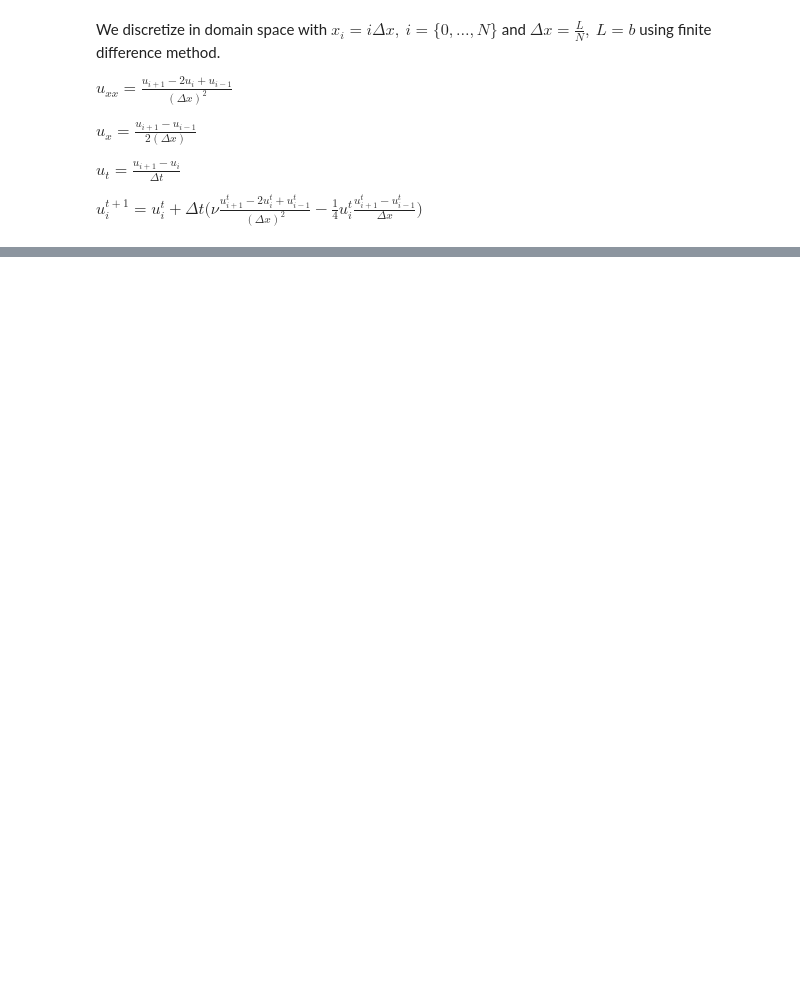
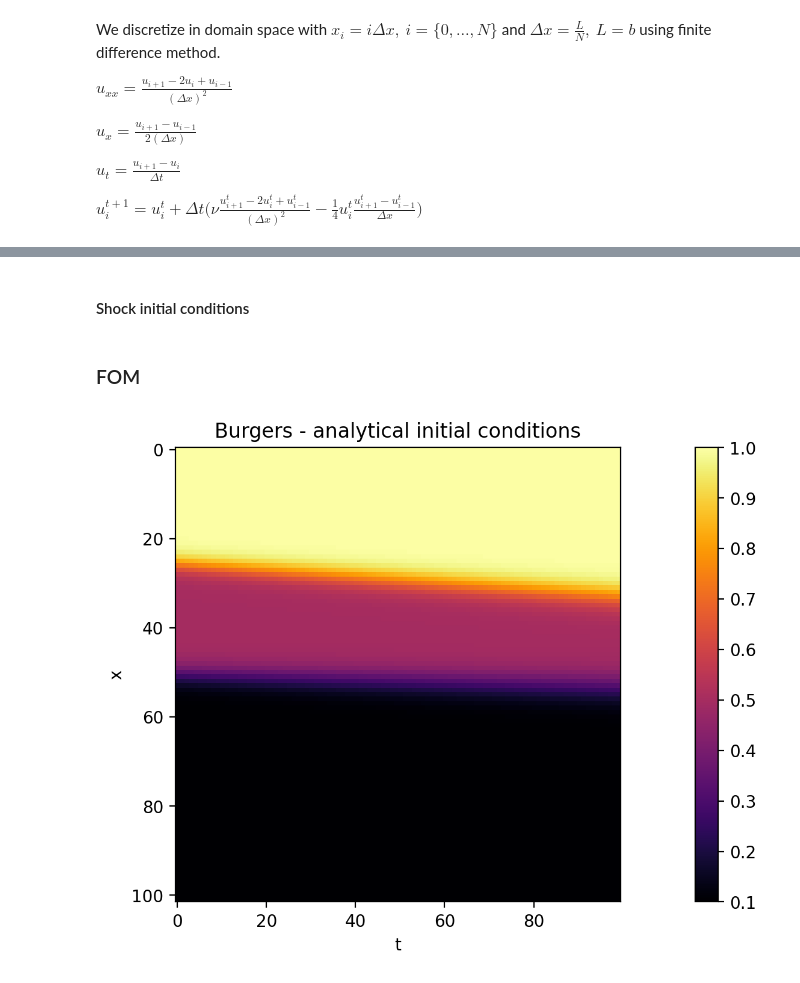
Before and after one commit to vdesgrange/closure-model, a Jupyter notebook: experiments/burgers_equation_analytical_experiments.ipynb, the cells around one changed output, grey strips where cells are left out. Drawn from its saved outputs; the diff is of its cells as text; code cells hidden in the pictures; blank space fills up the shorter version.

Commit message:
Work in progress. Set initial conditions.

```diff
--- a/experiments/burgers_equation_analytical_experiments.ipynb
+++ b/experiments/burgers_equation_analytical_experiments.ipynb
@@ -22,12 +22,12 @@ with $x \in [a, b]$ and $0 < t \leq T$.
 
 We might start with initial conditions such as $u(x, 0) = u_0(t)$, $a=0, b=1.5, T=1$.
 # %%
-t_n = 100
+t_n = 50
 x_n = 100
 x_min = 0.
 x_max = 1.
 t_min = 0.
-t_max = 1.
+t_max = 0.5
 nu = 0.003
 # %%
 u_true = get_burgers(t_max, t_min, x_max, x_min, t_n, x_n, nu)
@@ -85,0 +93,10 @@ show_state(err, 'Relative error')
+# %%
+def analytical_init(t, x, nu):
+    u = np.zeros((t.shape[0], x.shape[0] + 2))
+
+    u_true = analytical_burgers_1d(t[:, None], x[None, :], nu)
+    u[0, 1:-1] = u_true[0, :]
+    u[:, 0] =  u_true[:, 0]
+    u[:, -1] = u_true[:, -1]
+
+    return u
@@ -85,0 +159,2 @@ show_state(err, 'Relative error')
+# %% [markdown]
+#### Shock initial conditions
@@ -85,0 +190,19 @@ show_state(err, 'Relative error')
+# %% [markdown]
+### FOM
+# %%
+t_n = 100
+x_n = 100
+x_min = 0.
+x_max = 1.
+t_min = 0.
+t_max = 0.2
+nu = 0.003
+t = np.linspace(t_min, t_max, t_n)
+x = np.linspace(x_min, x_max, x_n)
+# %%
+u0 = analytical_init(t, x, nu)
+u_df = get_burgers_fd(t_max, t_min, x_max, x_min, t_n, x_n, nu, u0)
+show_state(u_df.T, 'Burgers - analytical initial conditions', 't', 'x')
+# simple_plotter(u_df, 'u(t, x)')
+# %% [output]
+[figure, added]
```
Also changed, not shown: parts of 20 cells of this notebook, 3 other files.
